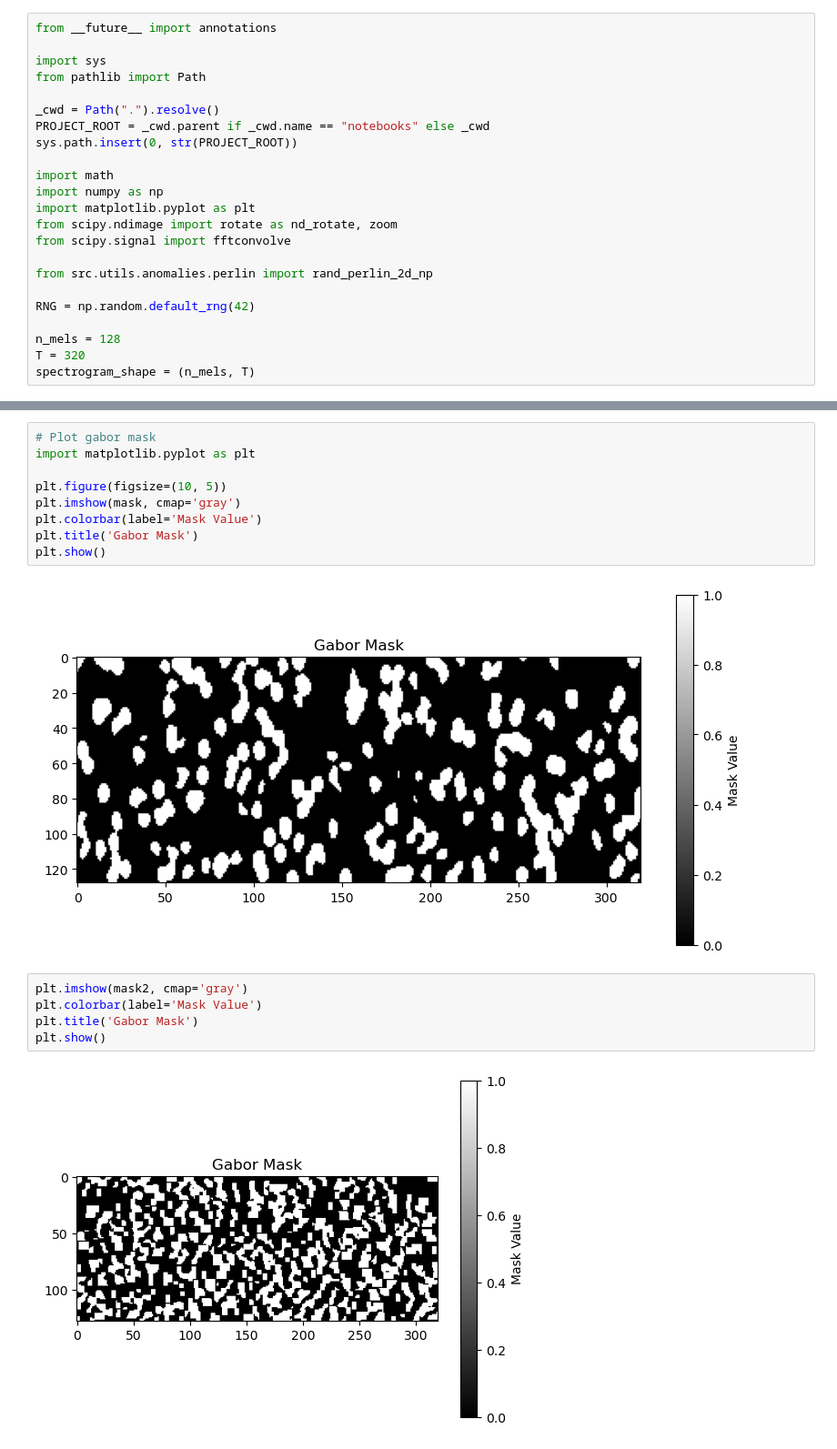
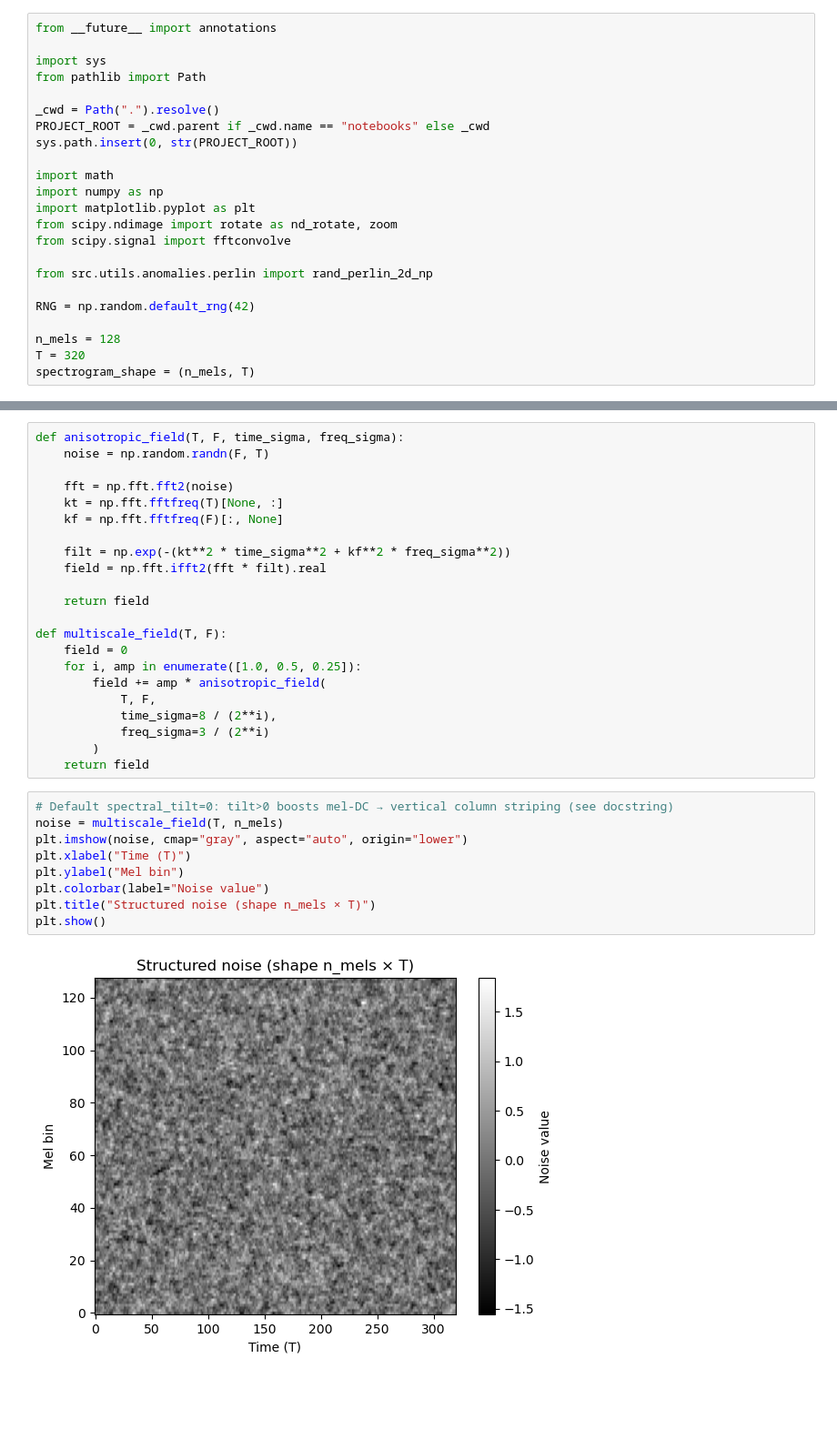
Before and after one commit to raidantimosquitos/semcom-sDSR, a Jupyter notebook: notebooks/spectrogram_perlin_noise_study.ipynb, the cells around one changed output, grey strips where cells are left out. Shown at 91% size. Drawn from its saved outputs; the diff is of its cells as text; blank space fills up the shorter version.

```diff
--- a/notebooks/spectrogram_perlin_noise_study.ipynb
+++ b/notebooks/spectrogram_perlin_noise_study.ipynb
@@ -393,18 +38,33 @@ All assertions passed.
-# %%
-# Plot gabor mask
-import matplotlib.pyplot as plt
-
-plt.figure(figsize=(10, 5))
-plt.imshow(mask, cmap='gray')
-plt.colorbar(label='Mask Value')
-plt.title('Gabor Mask')
-plt.show()
-# %% [output]
-[figure, removed]
-# %%
-plt.imshow(mask2, cmap='gray')
-plt.colorbar(label='Mask Value')
-plt.title('Gabor Mask')
-plt.show()
-# %% [output]
-[figure, removed]
+# %%
+def anisotropic_field(T, F, time_sigma, freq_sigma):
+    noise = np.random.randn(F, T)
+
+    fft = np.fft.fft2(noise)
+    kt = np.fft.fftfreq(T)[None, :]
+    kf = np.fft.fftfreq(F)[:, None]
+
+    filt = np.exp(-(kt**2 * time_sigma**2 + kf**2 * freq_sigma**2))
+    field = np.fft.ifft2(fft * filt).real
+
+    return field
+
+def multiscale_field(T, F):
+    field = 0
+    for i, amp in enumerate([1.0, 0.5, 0.25]):
+        field += amp * anisotropic_field(
+            T, F,
+            time_sigma=8 / (2**i),
+            freq_sigma=3 / (2**i)
+        )
+    return field
+# %%
+# Default spectral_tilt=0: tilt>0 boosts mel-DC → vertical column striping (see docstring)
+noise = multiscale_field(T, n_mels)
+plt.imshow(noise, cmap="gray", aspect="auto", origin="lower")
+plt.xlabel("Time (T)")
+plt.ylabel("Mel bin")
+plt.colorbar(label="Noise value")
+plt.title("Structured noise (shape n_mels × T)")
+plt.show()
+# %% [output]
+[figure, added]
```
Also changed, not shown: parts of 2 cells of this notebook, 1 other file.
